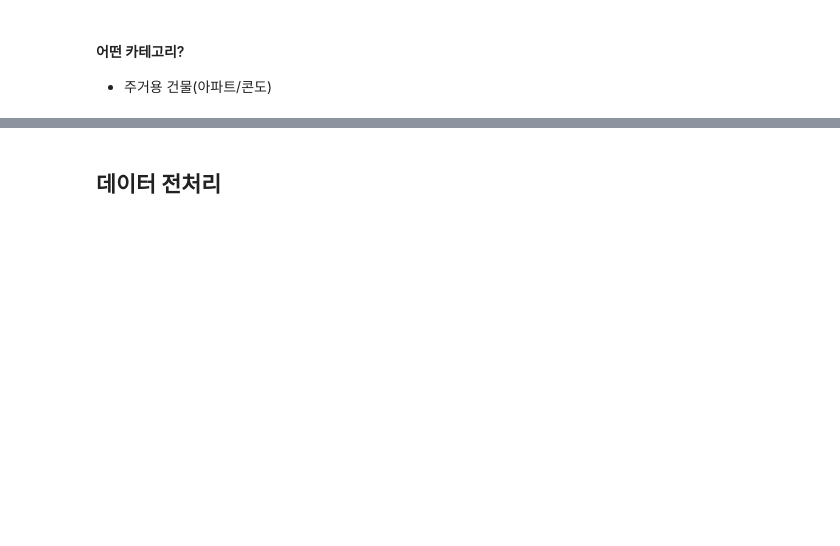
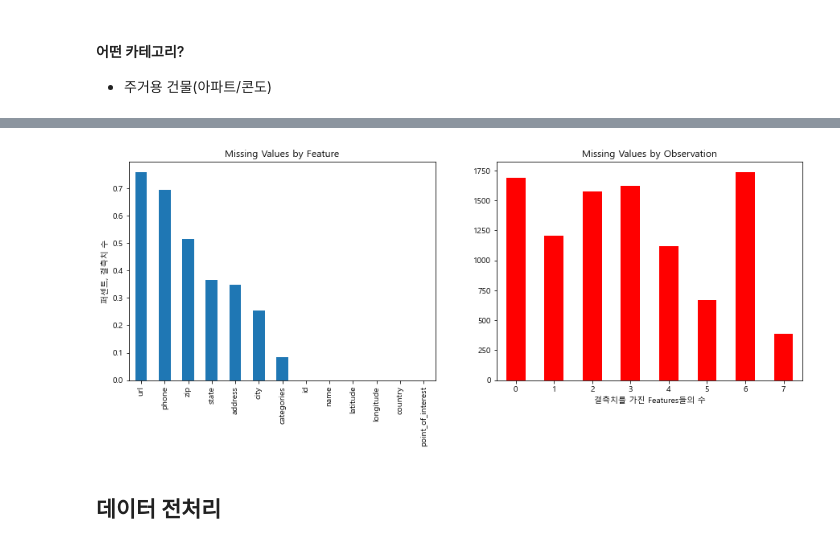
Before and after one commit to qud0511/Machine-Learning, a Jupyter notebook: Team_Project/Foursquare - Location Matching.ipynb, the cells around one changed output, grey strips where cells are left out. Cells and saved outputs as stored; diff of their text form; code cells hidden in the pictures; blank space fills up the shorter version.

```diff
--- a/Team_Project/Foursquare - Location Matching.ipynb
+++ b/Team_Project/Foursquare - Location Matching.ipynb
@@ -122,3 +122,24 @@ plt.show()
+# %%
+
+
+# 피쳐 별 잃어버린 값의 개수 그래프로
+fig, axs = plt.subplots(1, 2, figsize=(15, 5))
+df_train.isna().mean().sort_values(ascending=False).plot(
+    kind="bar", title="Missing Values by Feature", ax=axs[0]
+)
+axs[0].set_ylabel("퍼센트, 결측치 수")
+
+# 각 행마다 잃어버린 값이 몇 개인지 카운트해보기
+df_train.isna().sum(axis=1).value_counts().sort_index().plot(
+    ax=axs[1], title="Missing Values by Observation", kind="bar", color='red'
+)
+
+axs[1].set_xlabel("결측치를 가진 Features들의 수")
+axs[1].set_ylabel("")
+plt.xticks(rotation=0)
+plt.show()
+# %% [output]
+[figure, added]
 # %% [markdown]
 ## 데이터 전처리
 # %%
```
Also changed, not shown: parts of 13 cells of this notebook, 3 other files.
